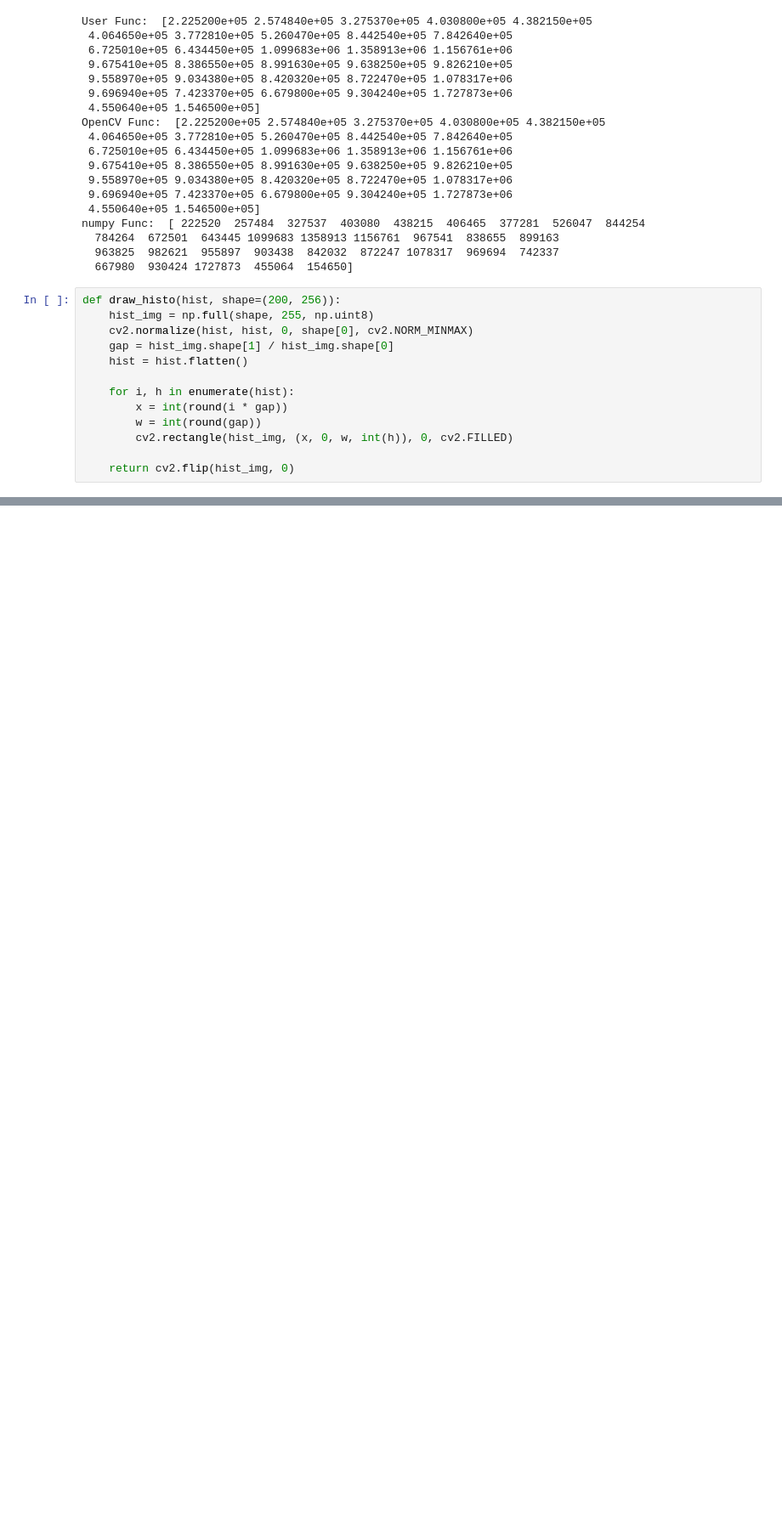
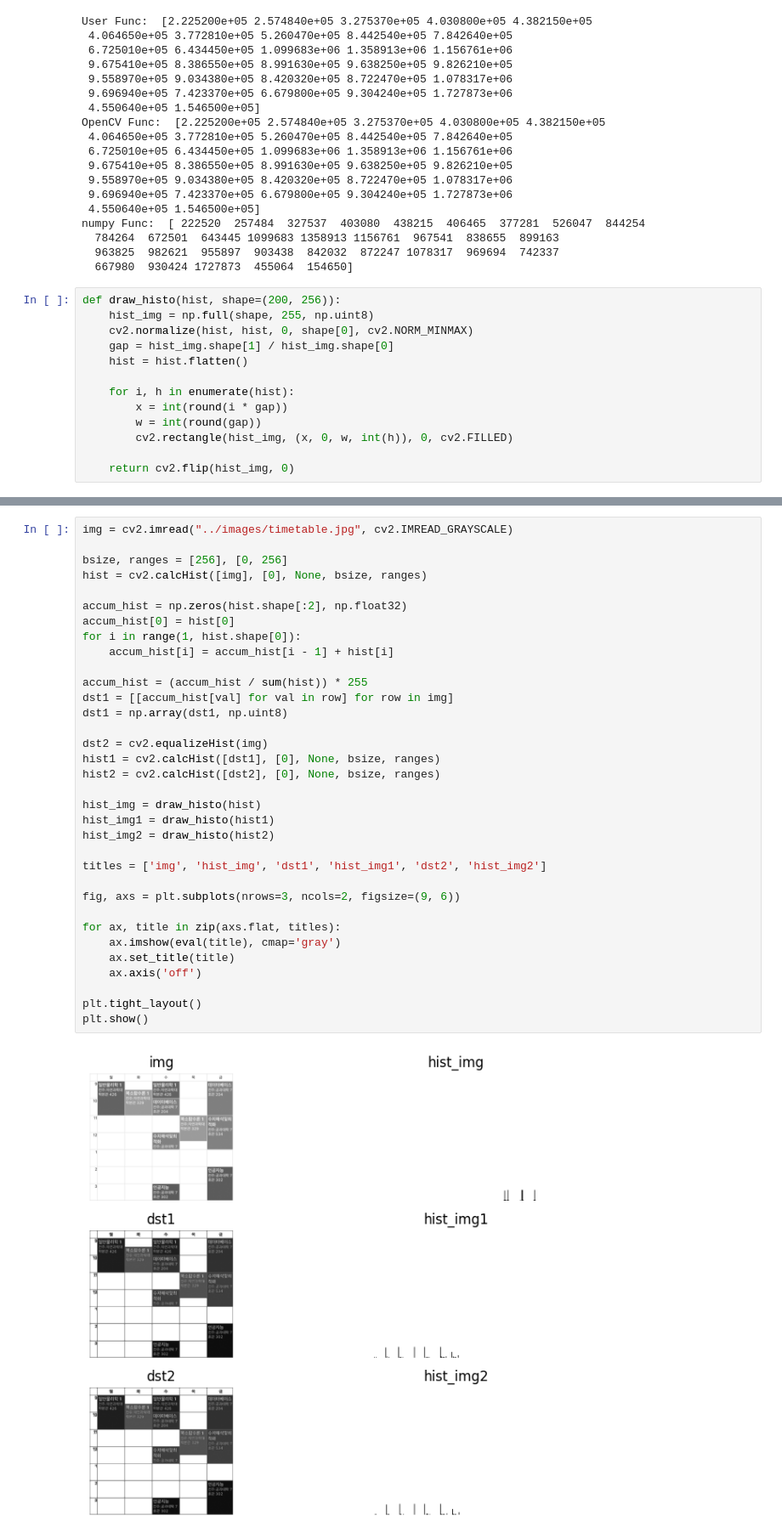
Before and after one commit to toywoo/opencv_tutorial, a Jupyter notebook: source/6_3_histogram.ipynb, the cells around one changed output, grey strips where cells are left out. Shown at 85% size. Drawn from its saved outputs; the diff is of its cells as text; blank space fills up the shorter version.

```diff
--- a/source/6_3_histogram.ipynb
+++ b/source/6_3_histogram.ipynb
@@ -86,0 +154,36 @@ plt.tight_layout()
+# %%
+img = cv2.imread("../images/timetable.jpg", cv2.IMREAD_GRAYSCALE)
+
+bsize, ranges = [256], [0, 256]
+hist = cv2.calcHist([img], [0], None, bsize, ranges)
+
+accum_hist = np.zeros(hist.shape[:2], np.float32)
+accum_hist[0] = hist[0]
+for i in range(1, hist.shape[0]):
+    accum_hist[i] = accum_hist[i - 1] + hist[i]
+
+accum_hist = (accum_hist / sum(hist)) * 255
+dst1 = [[accum_hist[val] for val in row] for row in img]
+dst1 = np.array(dst1, np.uint8)
+
+dst2 = cv2.equalizeHist(img)
+hist1 = cv2.calcHist([dst1], [0], None, bsize, ranges)
+hist2 = cv2.calcHist([dst2], [0], None, bsize, ranges)
+
+hist_img = draw_histo(hist)
+hist_img1 = draw_histo(hist1)
+hist_img2 = draw_histo(hist2)
+
+titles = ['img', 'hist_img', 'dst1', 'hist_img1', 'dst2', 'hist_img2']
+
+fig, axs = plt.subplots(nrows=3, ncols=2, figsize=(9, 6))
+
+for ax, title in zip(axs.flat, titles):
+    ax.imshow(eval(title), cmap='gray')
+    ax.set_title(title)
+    ax.axis('off')
+
+plt.tight_layout()
+plt.show()
+# %% [output]
+[figure, added]
```
Also changed, not shown: parts of 8 cells of this notebook, 8 other files.
